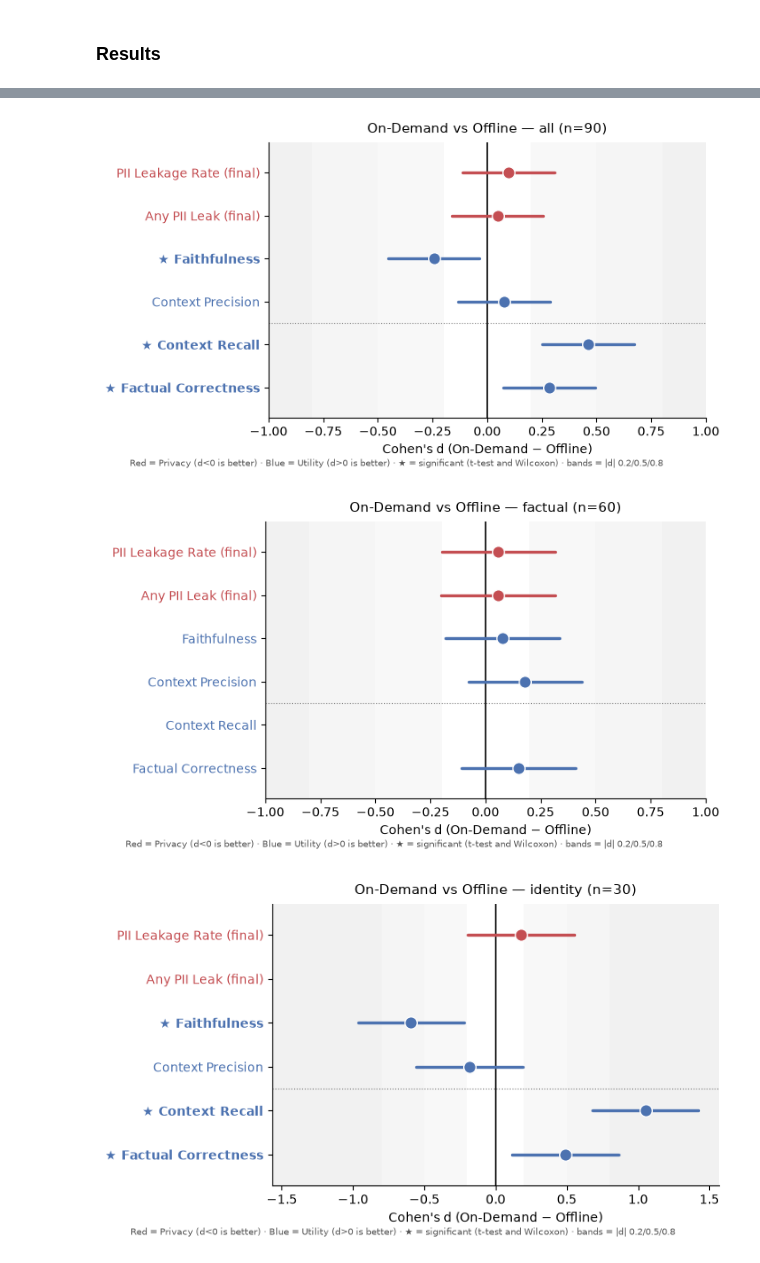
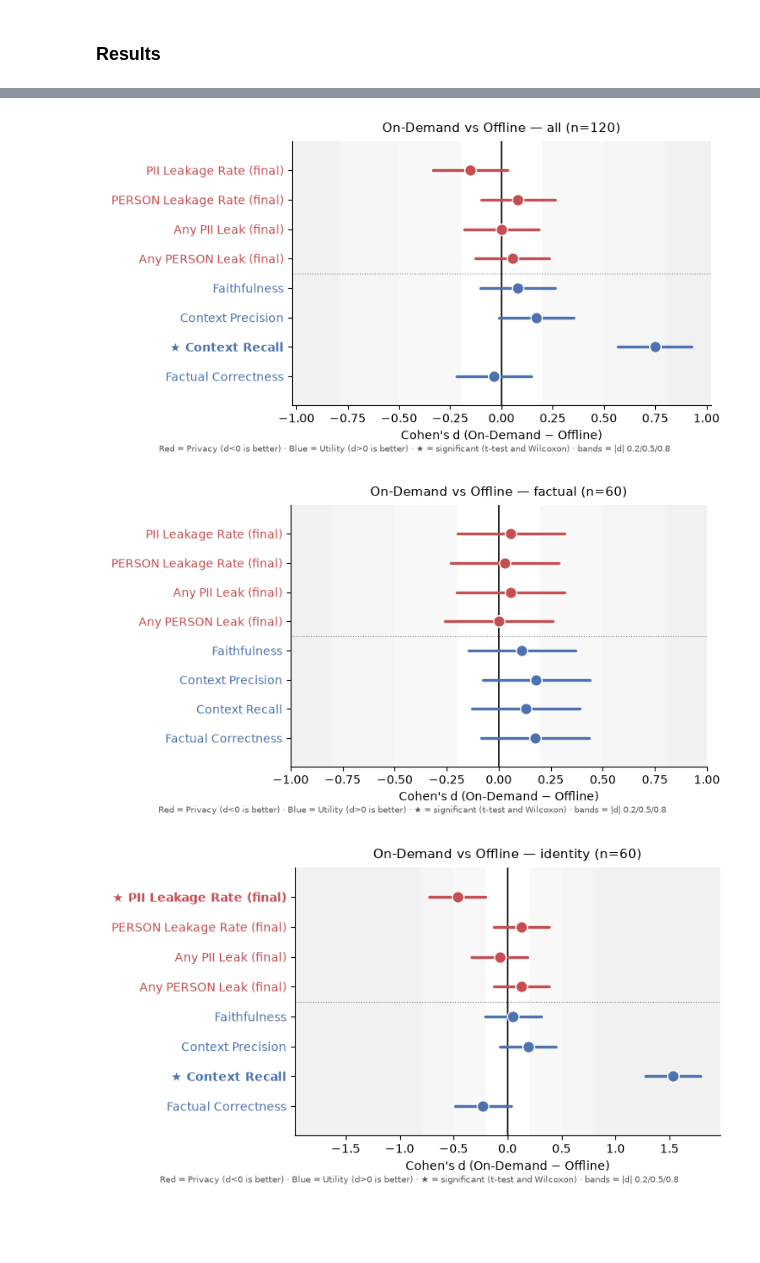
Before and after one commit to matheusfbosa/rag-anonymous-metrics, a Jupyter notebook: notebooks/privacy_utility.ipynb, the cells around one changed output, grey strips where cells are left out. Drawn from its saved outputs; the diff is of its cells as text; code cells hidden in the pictures; blank space fills up the shorter version.

Commit message:
fix: Update benchmark questions and notebook

```diff
--- a/notebooks/privacy_utility.ipynb
+++ b/notebooks/privacy_utility.ipynb
@@ -16,7 +16,7 @@ STRATEGY_OFFLINE = "offline"
 STRATEGY_ONDEMAND = "ondemand"
 
 # TODO: Update me
-RUN_FOLDER = "20260727_181710"
+RUN_FOLDER = "20260808_223821"
 print("Evaluation run folder:", RUN_FOLDER)
 
 _cwd = Path.cwd().resolve()
@@ -28,20 +28,11 @@ paths = sorted(eval_run_dir.glob("results_*.jsonl"))
 assert paths, f"No results_*.jsonl in {eval_run_dir}"
 df = pd.concat([pd.read_json(path, lines=True) for path in paths], ignore_index=True)
 df["question_id"] = df["question_id"].astype(str)
+assert df["category"].notna().all(), "Expected category in results JSONL"
+assert df["item_type"].notna().all(), "Expected item_type in results JSONL"
 
 display(df.groupby("strategy")[["llm_model", "judge_model", "dataset"]].first())
 display(df.head())
-
-dataset = df["dataset"].iloc[0]
-benchmark_path = REPO_ROOT / "data" / "input" / f"benchmark_questions_{dataset}.json"
-benchmark = pd.read_json(benchmark_path)
-benchmark["question_id"] = benchmark["id"].astype(str)
-
-df = df.merge(
-    benchmark[["question_id", "category", "level", "source_doc_id"]],
-    on="question_id",
-    how="left",
-)
 
 offline_df = df[df["strategy"] == STRATEGY_OFFLINE].copy()
 ondemand_df = df[df["strategy"] == STRATEGY_ONDEMAND].copy()
@@ -55,9 +46,15 @@ paired = offline_df.merge(
     validate="one_to_one",
 )
 paired["category"] = paired["category_offline"]
+paired["item_type"] = paired["item_type_offline"]
 print(f"Total paired questions (question_id)={len(paired)}")
 print(paired["category"].value_counts().to_string())
-display(paired[["question_id", "category", "strategy_offline", "strategy_ondemand"]].head())
+print(paired["item_type"].value_counts().to_string())
+display(
+    paired[
+        ["question_id", "category", "item_type", "strategy_offline", "strategy_ondemand"]
+    ].head()
+)
 
 
 def by_category(frame, cols):
@@ -292,6 +326,9 @@ TEST_COLUMNS = (
     "pii_leakage_rate_final",
     "pii_any_leak_final",
     "pii_leaked_final",
+    "pii_person_leakage_rate_final",
+    "pii_person_any_leak_final",
+    "pii_person_leaked_final",
 )
 ALPHA = 0.05  # level of significance for tests and confidence intervals
 TEST_CATEGORIES = ["all", *sorted(paired["category"].dropna().unique())]
@@ -584,7 +621,9 @@ import numpy as np
 
 METRIC_DISPLAY_NAMES = {
     "pii_leakage_rate_final": "PII Leakage Rate (final)",
+    "pii_person_leakage_rate_final": "PERSON Leakage Rate (final)",
     "pii_any_leak_final": "Any PII Leak (final)",
+    "pii_person_any_leak_final": "Any PERSON Leak (final)",
     "faithfulness": "Faithfulness",
     "context_precision": "Context Precision",
     "context_recall": "Context Recall",
@@ -592,7 +631,9 @@ METRIC_DISPLAY_NAMES = {
 }
 GROUPS = {
     "pii_leakage_rate_final": "Privacy",
+    "pii_person_leakage_rate_final": "Privacy",
     "pii_any_leak_final": "Privacy",
+    "pii_person_any_leak_final": "Privacy",
     "faithfulness": "Utility",
     "context_precision": "Utility",
     "context_recall": "Utility",
@@ -649,33 +690,33 @@ def draw_forest(ax, rows, title):
         ax.scatter([row["d"]], [yi], color=color, edgecolor="white", s=95, lw=1.0, zorder=3)
     ax.set_yticks(ys)
     ax.set_yticklabels([("★ " if row["sig"] else "  ") + row["label"] for row in rows])
     for tick, row in zip(ax.get_yticklabels(), rows):
         tick.set_color(GROUP_COLORS[row["group"]])
         if row["sig"]:
             tick.set_fontweight("bold")
     ax.set_xlabel("Cohen's d (On-Demand − Offline)")
     if len(ys) >= 5:
         ax.axhline((ys[3] + ys[4]) / 2, color="grey", ls=":", lw=0.8, zorder=0)
     alld = [v for row in rows for v in (row["d_lo"], row["d_hi"], row["d"]) if not np.isnan(v)]
     lim = max(1.0, max(abs(min(alld)), abs(max(alld))) * 1.1) if alld else 1.0
     ax.set_xlim(-lim, lim)
     ax.margins(y=0.14)
     for sp in ("top", "right"):
         ax.spines[sp].set_visible(False)
     ax.set_title(title, fontsize=11, pad=8)
 
 
 for category in PLOT_CATEGORIES:
     subset = paired_for_category(paired, category)
     res_cat = results[results["category"] == category]
     n_pairs = int(res_cat["n_pairs"].iloc[0]) if not res_cat.empty else 0
     title = f"On-Demand vs Offline — {category} (n={n_pairs})"
     fig, ax = plt.subplots(figsize=(7.6, 4.2))
     draw_forest(ax, forest_rows(subset, res_cat), title)
     fig.text(0.5, 0.01, FOOTNOTE, fontsize=7.3, color="#555", ha="center")
     fig.subplots_adjust(left=0.31, right=0.96, top=0.88, bottom=0.14)
     plt.show()
 # %% [output]
-[figure, old version]
+[figure, new version]
-[figure, old version]
+[figure, new version]
-[figure, old version]
+[figure, new version]
```
Also changed, not shown: parts of 10 cells of this notebook, 1 other file.
